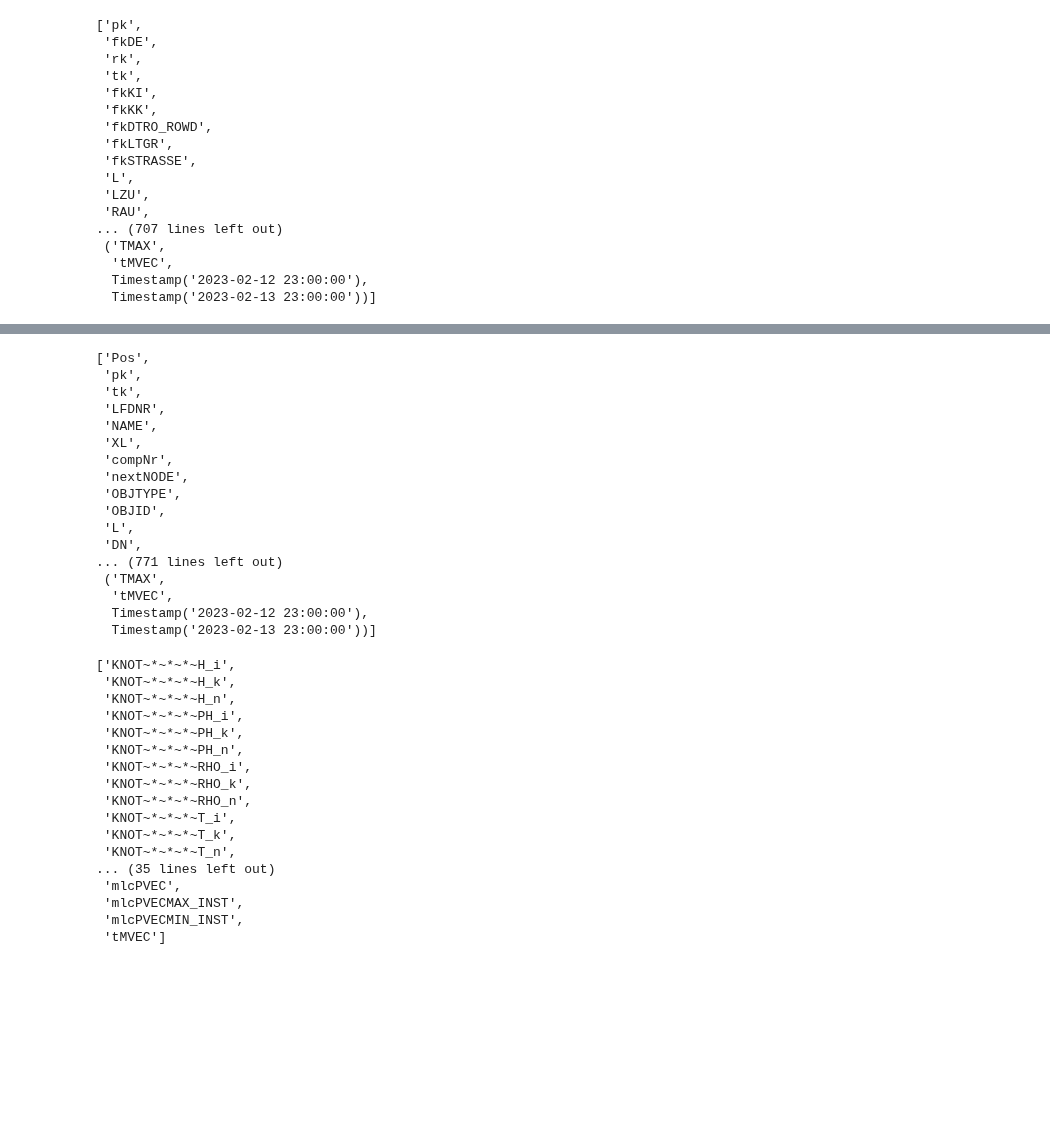
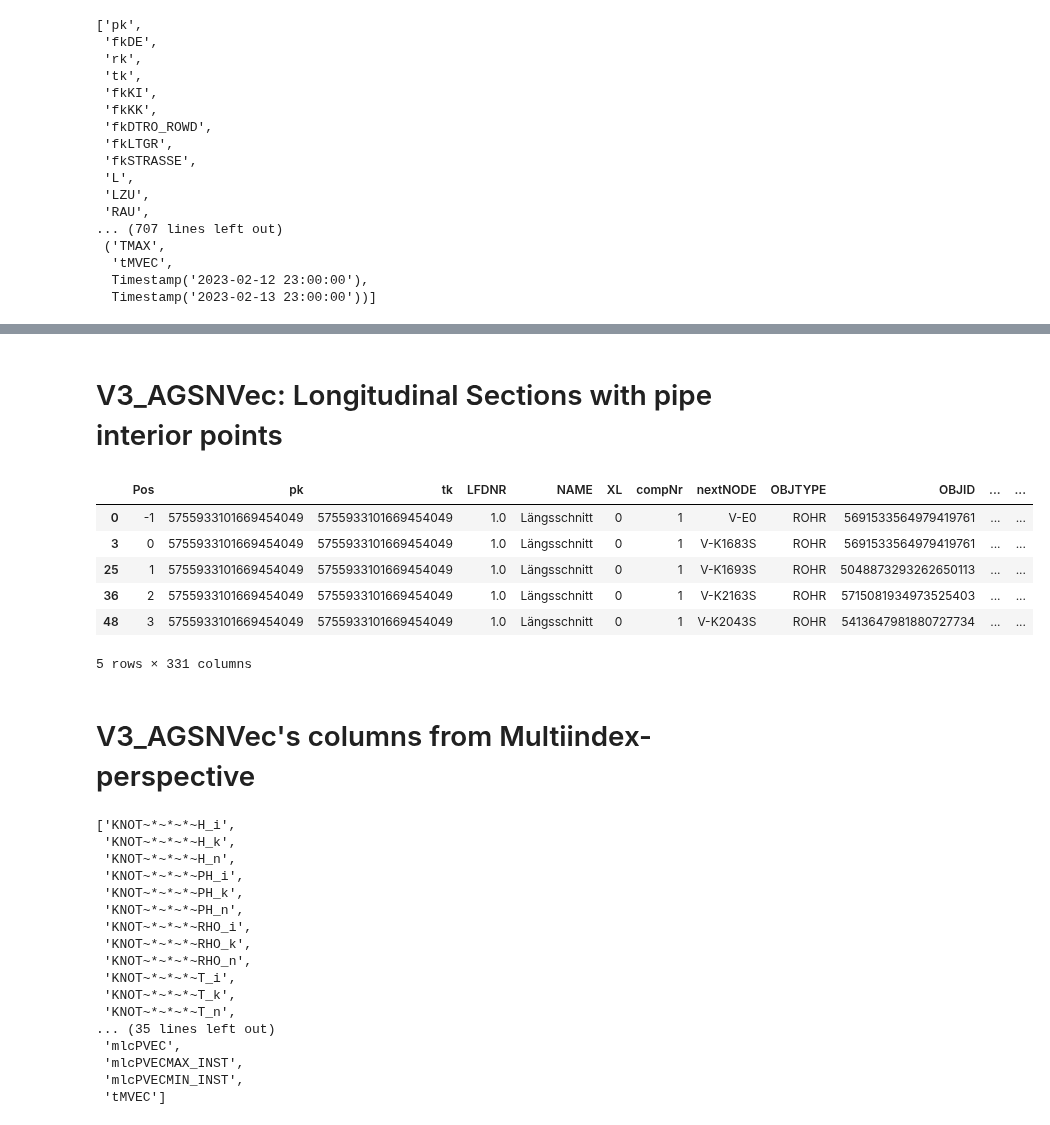
Before and after one commit to 3SConsult/PT3S, a Jupyter notebook: docs/Example3.ipynb, the cells around one changed output, grey strips where cells are left out. Saved outputs shown, nothing was run; the diff lists cells and outputs as text; code cells hidden in the pictures; blank space fills up the shorter version.

```diff
--- a/docs/Example3.ipynb
+++ b/docs/Example3.ipynb
@@ -376,20 +367,18 @@ dfAGSNVec=pd.merge(m.V3_AGSN,m.V3_ROHRVEC,left_on='OBJID',right_on='tk',suffixes
+# %% [markdown]
+# V3_AGSNVec: Longitudinal Sections with pipe interior points
+# %%
+dfAGSNVec=m.V3_AGSNVec
+# %%
+dfAGSNVec.head()
+# %% [output]
+|  | Pos | pk | tk | LFDNR | NAME | XL | compNr | nextNODE | OBJTYPE | OBJID | ... | ... |
+| 0 | -1 | 5755933101669454049 | 5755933101669454049 | 1.0 | Längsschnitt | 0 | 1 | V-E0 | ROHR | 5691533564979419761 | ... | ... |
+| 3 | 0 | 5755933101669454049 | 5755933101669454049 | 1.0 | Längsschnitt | 0 | 1 | V-K1683S | ROHR | 5691533564979419761 | ... | ... |
+| 25 | 1 | 5755933101669454049 | 5755933101669454049 | 1.0 | Längsschnitt | 0 | 1 | V-K1693S | ROHR | 5048873293262650113 | ... | ... |
+| 36 | 2 | 5755933101669454049 | 5755933101669454049 | 1.0 | Längsschnitt | 0 | 1 | V-K2163S | ROHR | 5715081934973525403 | ... | ... |
+| 48 | 3 | 5755933101669454049 | 5755933101669454049 | 1.0 | Längsschnitt | 0 | 1 | V-K2043S | ROHR | 5413647981880727734 | ... | ... |
+5 rows × 331 columns
 # %%
-dfAGSNVec.columns.to_list()
+#dfAGSNVec.columns.to_list()
-# %% [output]
-['Pos',
- 'pk',
- 'tk',
- 'LFDNR',
- 'NAME',
- 'XL',
- 'compNr',
- 'nextNODE',
- 'OBJTYPE',
- 'OBJID',
- 'L',
- 'DN',
-... (771 lines left out)
- ('TMAX',
-  'tMVEC',
-  Timestamp('2023-02-12 23:00:00'),
-  Timestamp('2023-02-13 23:00:00'))]
+# %% [markdown]
+# V3_AGSNVec's columns from Multiindex-perspective
```
Also changed, not shown: parts of 44 cells of this notebook, 31 other files.
